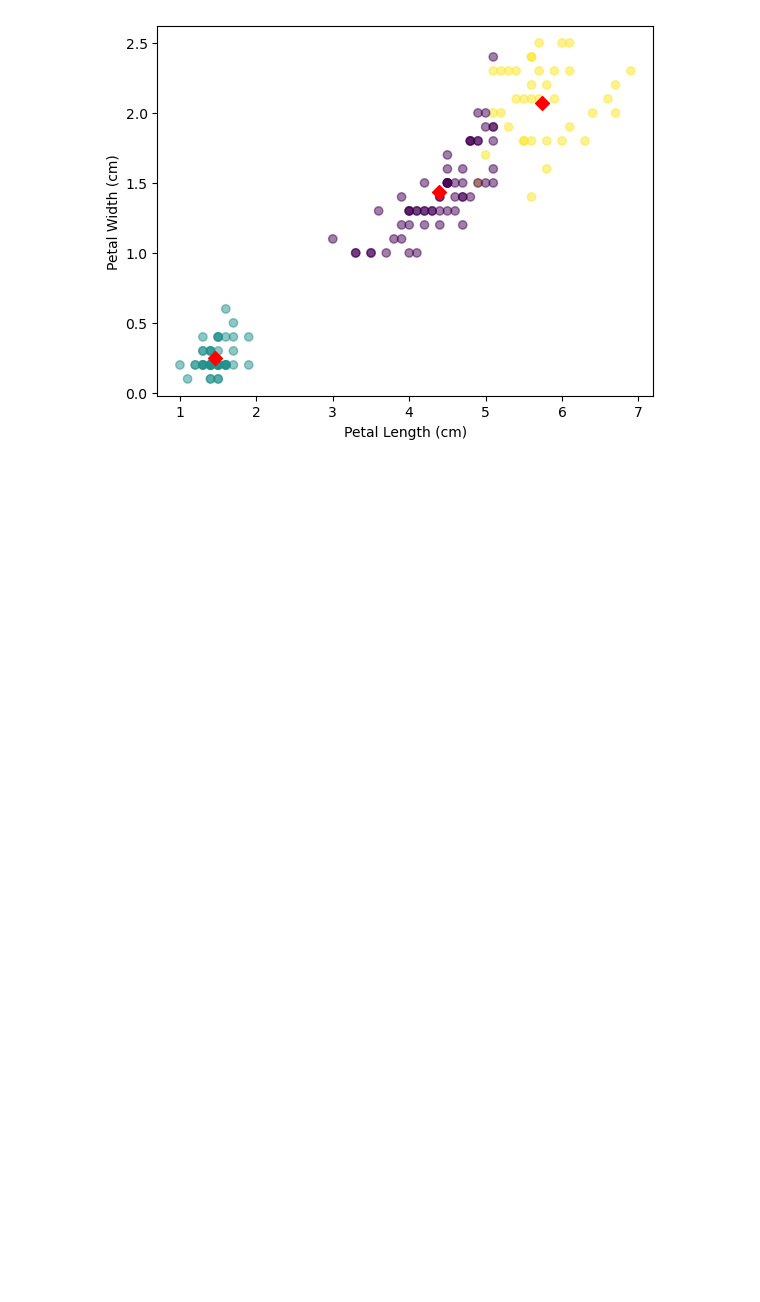
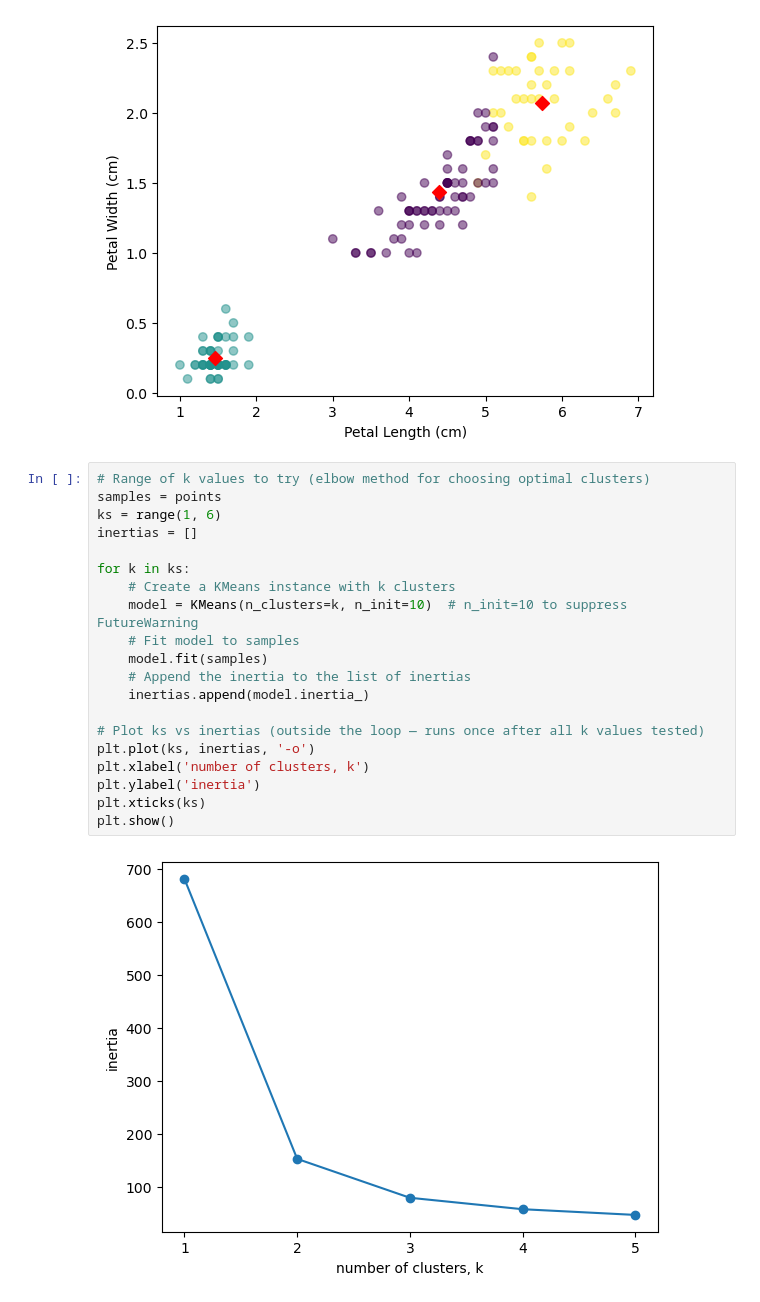
Before and after one commit to saalssall/Machine_Learning_Projects, a Jupyter notebook: Unsupervised_Learning/Unsupervised_Learning.ipynb, the cells around one changed output. Drawn from its saved outputs; the diff is of its cells as text; blank space fills up the shorter version.

Commit message:
Add KMeans elbow method for Iris clustering

```diff
--- a/Unsupervised_Learning/Unsupervised_Learning.ipynb
+++ b/Unsupervised_Learning/Unsupervised_Learning.ipynb
@@ -77,3 +77,25 @@ plt.ylabel('Petal Width (cm)')
 plt.show()
 # %% [output]
 [figure]
+# %%
+# Range of k values to try (elbow method for choosing optimal clusters)
+samples = points
+ks = range(1, 6)
+inertias = []
+
+for k in ks:
+    # Create a KMeans instance with k clusters
+    model = KMeans(n_clusters=k, n_init=10)  # n_init=10 to suppress FutureWarning
+    # Fit model to samples
+    model.fit(samples)
+    # Append the inertia to the list of inertias
+    inertias.append(model.inertia_)
+
+# Plot ks vs inertias (outside the loop — runs once after all k values tested)
+plt.plot(ks, inertias, '-o')
+plt.xlabel('number of clusters, k')
+plt.ylabel('inertia')
+plt.xticks(ks)
+plt.show()
+# %% [output]
+[figure, added]
```
